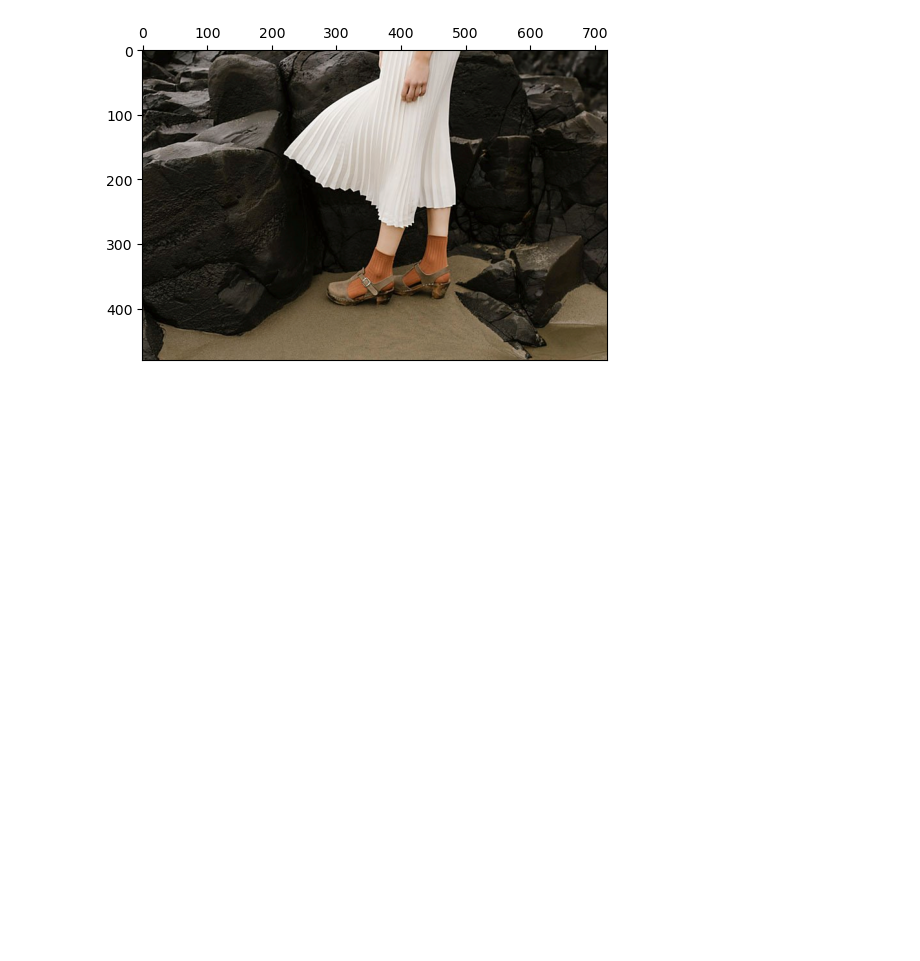
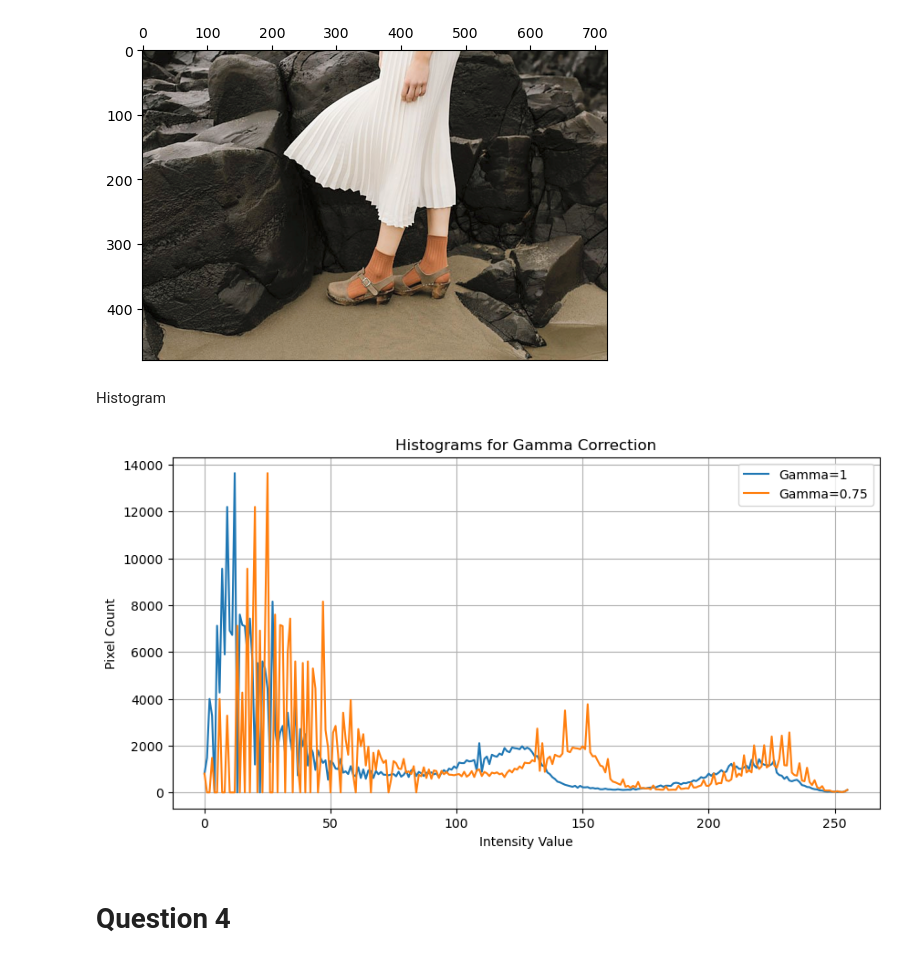
Before and after one commit to praveen2k2/Image_Processing_A, a Jupyter notebook: Assigment1.ipynb, the cells around one changed output. Drawn from its saved outputs; the diff is of its cells as text; code cells hidden in the pictures; blank space fills up the shorter version.

```diff
--- a/Assigment1.ipynb
+++ b/Assigment1.ipynb
@@ -88,7 +88,7 @@ plt.show()
 im= cv.imread('Assigment_1\\a1images\\a1images\\highlights_and_shadows.jpg')
 l,a,b= cv.split(cv.cvtColor(im, cv.COLOR_BGR2LAB))
 
-gamma = 1
+gamma = 0.75
 
 t= ((np.arange(0, 256)/255)**gamma*255).astype(np.uint8)
 l_transformed = cv.LUT(l, t)
@@ -100,3 +100,25 @@ ax.xaxis.set_ticks_position('top')
 plt.show()
 # %% [output]
 [figure]
+# %% [markdown]
+Histogram
+# %%
+def gamma_correction(l, gamma=1):
+    t= ((np.arange(0, 256)/255)**gamma*255).astype(np.uint8)
+    l_transformed = cv.LUT(l, t)
+    return l_transformed
+# %%
+histrograms= [[np.sum(gamma_correction(l, gamma) == i) for i in range(256)] for gamma in [1,0.75]]
+plt.figure(figsize=(10, 5))
+for idx, gamma in enumerate([1, 0.75]):
+    plt.plot(range(256), histrograms[idx], label=f'Gamma={gamma}')
+plt.xlabel('Intensity Value')
+plt.ylabel('Pixel Count')
+plt.title('Histograms for Gamma Correction')
+plt.legend()
+plt.grid(True)
+plt.show()
+# %% [output]
+[figure, added]
+# %% [markdown]
+# Question 4
```
Also changed, not shown: parts of 6 cells of this notebook.
